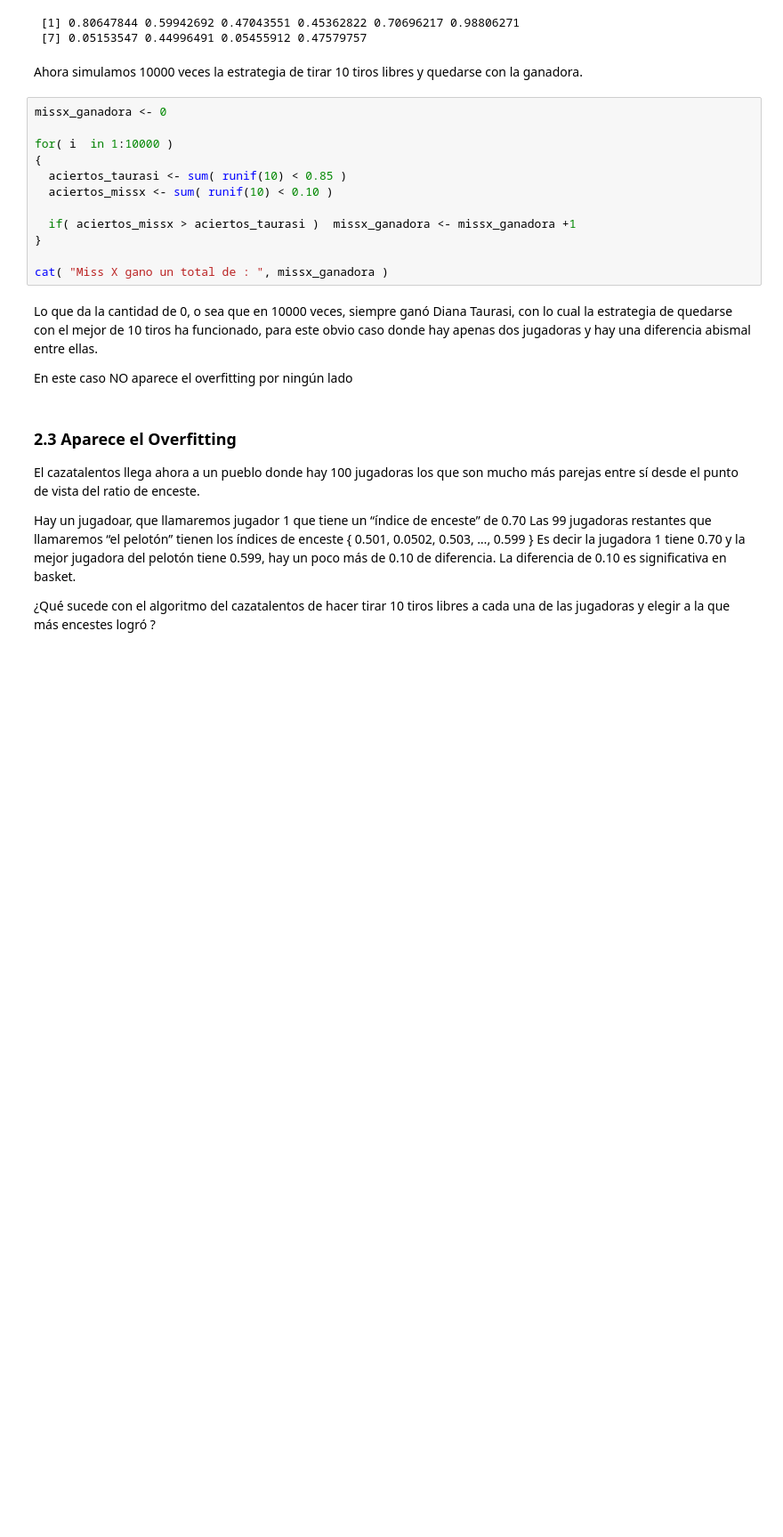
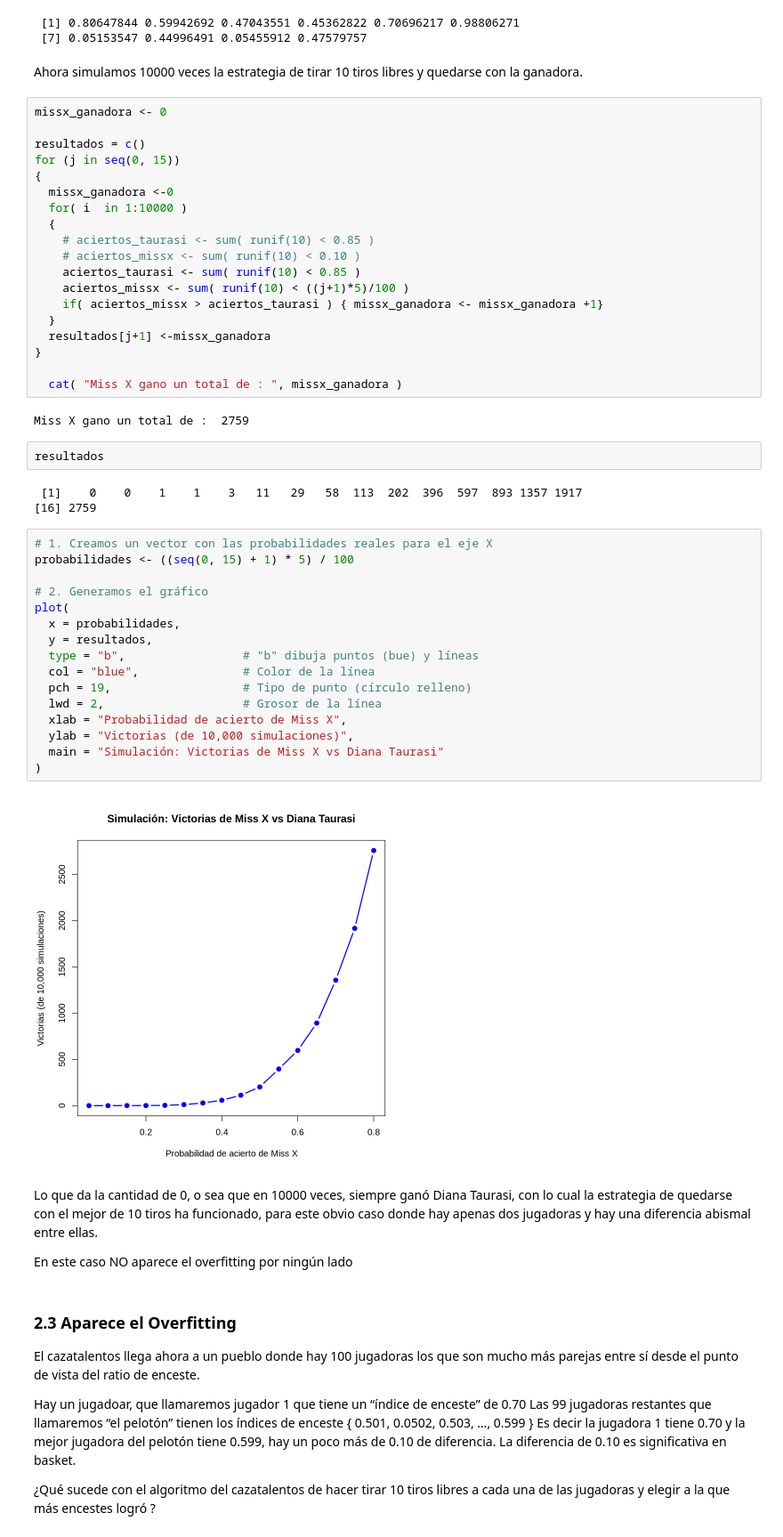
Before and after one commit to ssmito/dmeyf2026, a Jupyter notebook: CazaTalentos/CazaTalentos.ipynb, the cells around one changed output. Shown at 89% size. Cells and saved outputs as stored; diff of their text form; blank space fills up the shorter version.

Commit message:
colab, simulaciones con % de aciertos creciente para missX

```diff
--- a/CazaTalentos/CazaTalentos.ipynb
+++ b/CazaTalentos/CazaTalentos.ipynb
@@ -72,15 +72,47 @@ Ahora simulamos 10000 veces la estrategia de tirar 10 tiros libres y quedarse co
 # %%
 missx_ganadora <- 0
 
-for( i  in 1:10000 )
+resultados = c()
+for (j in seq(0, 15))
 {
-  aciertos_taurasi <- sum( runif(10) < 0.85 )
-  aciertos_missx <- sum( runif(10) < 0.10 )
-
-  if( aciertos_missx > aciertos_taurasi )  missx_ganadora <- missx_ganadora +1
+  missx_ganadora <-0
+  for( i  in 1:10000 )
+  {
+    # aciertos_taurasi <- sum( runif(10) < 0.85 )
+    # aciertos_missx <- sum( runif(10) < 0.10 )
+    aciertos_taurasi <- sum( runif(10) < 0.85 )
+    aciertos_missx <- sum( runif(10) < ((j+1)*5)/100 )
+    if( aciertos_missx > aciertos_taurasi ) { missx_ganadora <- missx_ganadora +1}
+  }
+  resultados[j+1] <-missx_ganadora
 }
 
-cat( "Miss X gano un total de : ", missx_ganadora )
+  cat( "Miss X gano un total de : ", missx_ganadora )
+# %% [output]
+Miss X gano un total de :  2759
+# %%
+resultados
+# %% [output]
+ [1]    0    0    1    1    3   11   29   58  113  202  396  597  893 1357 1917
+[16] 2759
+# %%
+# 1. Creamos un vector con las probabilidades reales para el eje X
+probabilidades <- ((seq(0, 15) + 1) * 5) / 100
+
+# 2. Generamos el gráfico
+plot(
+  x = probabilidades,
+  y = resultados,
+  type = "b",                 # "b" dibuja puntos (bue) y líneas
+  col = "blue",               # Color de la línea
+  pch = 19,                   # Tipo de punto (círculo relleno)
+  lwd = 2,                    # Grosor de la línea
+  xlab = "Probabilidad de acierto de Miss X",
+  ylab = "Victorias (de 10,000 simulaciones)",
+  main = "Simulación: Victorias de Miss X vs Diana Taurasi"
+)
+# %% [output]
+[figure, added]
 # %% [markdown]
 Lo que da la cantidad de 0,  o sea que en 10000 veces, siempre ganó Diana Taurasi, con lo cual la estrategia de quedarse con el mejor de 10 tiros ha funcionado, para este obvio caso donde hay apenas dos jugadoras y hay una diferencia abismal entre ellas.
 
```
